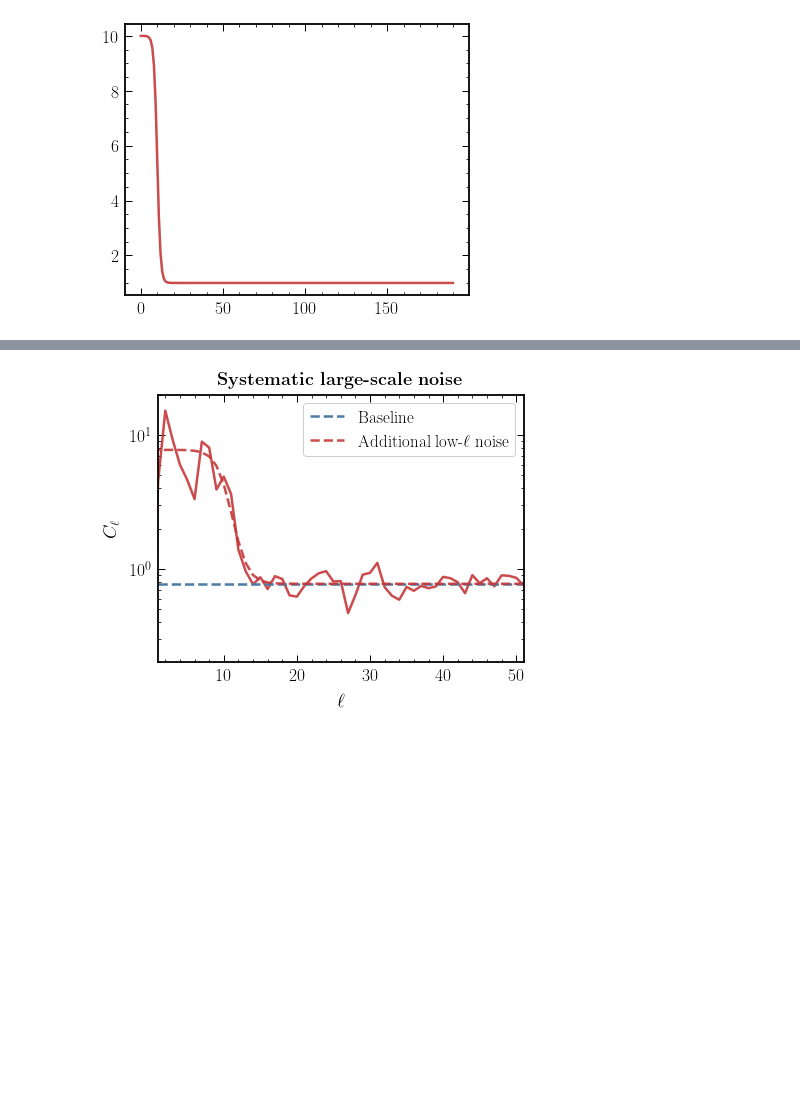
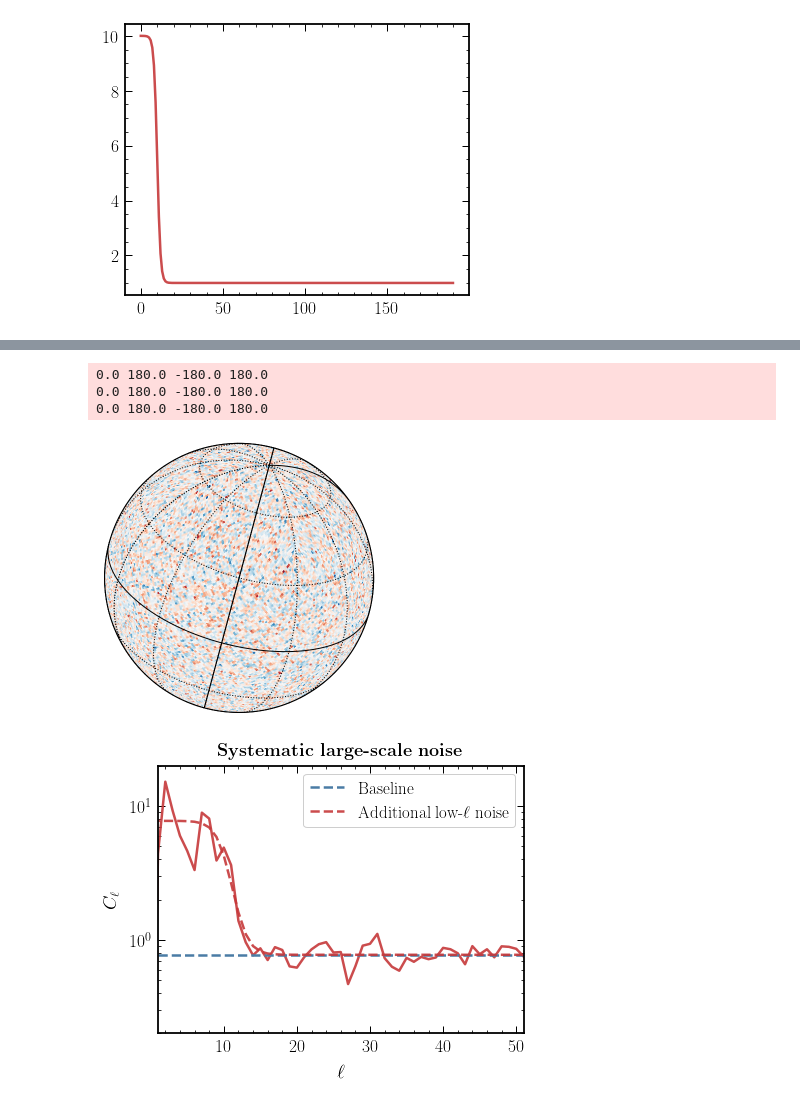
Before and after one commit to smsharma/neural-global-astrometry, a Jupyter notebook: notebooks/01_cdm.ipynb, the cells around one changed output, grey strips where cells are left out. Drawn from its saved outputs; the diff is of its cells as text; code cells hidden in the pictures; blank space fills up the shorter version.

```diff
--- a/notebooks/01_cdm.ipynb
+++ b/notebooks/01_cdm.ipynb
@@ -694,3 +716,15 @@ hp.mollview(synmap)
+# %%
+input_cl = sigma ** 2 * hp.nside2pixarea(64, degrees=False) * np.ones_like(l_ary)
+synmap = hp.synfast(input_cl, nside=64)
+
+nside = 64
+
+make_map(synmap, -4, 4)
+# %% [output]
+0.0 180.0 -180.0 180.0
+0.0 180.0 -180.0 180.0
+0.0 180.0 -180.0 180.0
+[figure, added]
 # %%
 plt.plot(hp.anafast(synmap), color=cols_default[0])
 plt.axhline(sigma ** 2 * hp.nside2pixarea(64, degrees=False) , color=cols_default[1], ls='--', label="Baseline")
```
Also changed, not shown: parts of 5 cells of this notebook, 36 other files.
